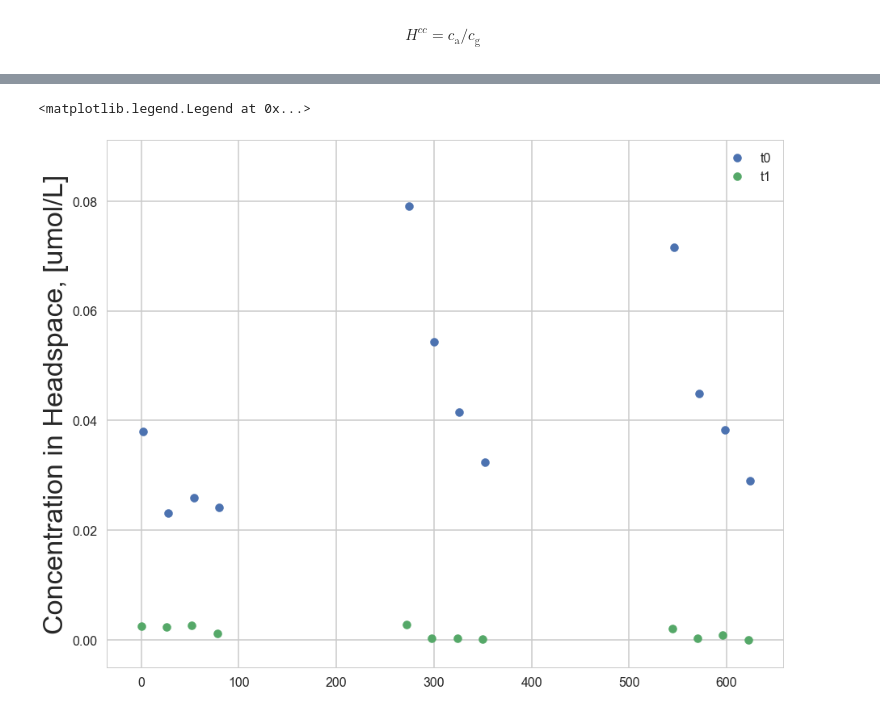
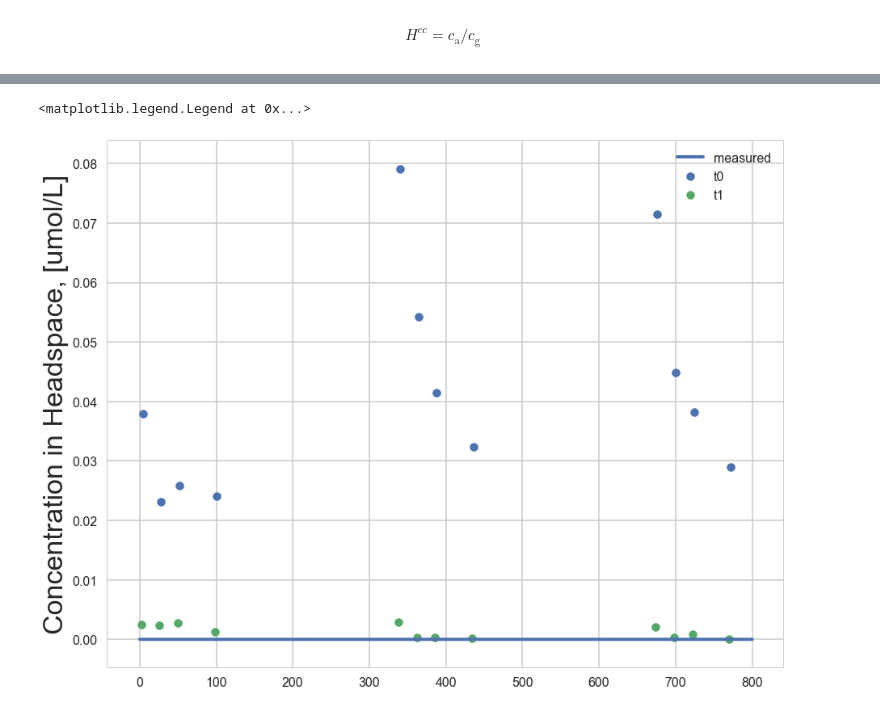
Before and after one commit to biogeochemistry/PorousMediaLab, a Jupyter notebook: examples/Tracer gas/tracer_gas_in_column.ipynb, the cells around one changed output, grey strips where cells are left out. Cells and saved outputs as stored; diff of their text form; code cells hidden in the pictures.

```diff
--- a/examples/Tracer gas/tracer_gas_in_column.ipynb
+++ b/examples/Tracer gas/tracer_gas_in_column.ipynb
@@ -54,7 +47,8 @@ plt.plot(SF6_init)
 # %%
 # theta=0.995
-ftc.add_species(is_solute=True, element='SF6w', D=200*D_SF6w, init_C=SF6_init, bc_top=0., bc_top_type='flux', bc_bot=0., bc_bot_type='flux', )
-# ftc.add_species(is_solute=True, element='SF6g', D=D_SF6g, init_C=0, bc_top=0., bc_top_type='constant', bc_bot=0., bc_bot_type='flux')
+k=5
+# ftc.add_species(is_solute=True, element='SF6w', D=k*D_SF6w, init_C=0, bc_top=0., bc_top_type='flux', bc_bot=0., bc_bot_type='flux')
+ftc.add_species(is_solute=True, element='SF6g', D=k*D_SF6w, init_C=0, bc_top=0., bc_top_type='constant', bc_bot=0., bc_bot_type='flux', rising_velocity=0.09)
 # ftc.add_species(is_solute=True, element='tracer', D=D_SF6g, init_C=1, bc_top=0., bc_top_type='flux', bc_bot=0., bc_bot_type='flux')
 # ftc.add_henry_law_equilibrium(aq='SF6w', gas='SF6g', Hcc=SF6_Hcc)
 # %%
@@ -72,14 +62,20 @@ array([ 0,  2, 26, 28, 52, 54, 78, 80])
-# %%
-for i in range(1, len(ftc.time)):
-    ftc.integrate_one_timestep(i)
-#     Fx[i] = ftc.estimate_flux_at_top('SF6g', i)
-#     if (ftc.time[i] > Tm[0] and ftc.time[i] < Tm[1]) or (ftc.time[i] > Tm[2] and ftc.time[i] < Tm[3]) or (ftc.time[i] > Tm[4] and ftc.time[i] < Tm[5]) or (ftc.time[i] > Tm[6] and ftc.time[i] < Tm[7]):
-#         Chs[i] = Chs[i-1] +  Fx[i] * SA / Vh * dt
-#     else:
-#         Chs[i] = 0
-#     ftc.SF6g.bc_top = 0
-#     if (ftc.time[i] > 0 and ftc.time[i] < 10):
-#         Chs[i] = Chs[i-1] +  Fx[i] * SA / Vh * dt
-#     else:
-#         Chs[i] = 0
-#     ftc.SF6g.bc_top = 0
+# %%
+for i in range(0, len(ftc.time)):
+    ftc.integrate_one_timestep(i)
+#     Fx[i] = ftc.estimate_flux_at_top('SF6g', i)
+#     if any([(ftc.time[i] > Tm[a] and ftc.time[i] < Tm[a+1]) for a in range(len(Tm)) if a % 2 == 0]):
+#         Chs[i] = Chs[i-1] +  Fx[i] * SA / Vh * dt
+#         ftc.change_boundary_conditions('SF6g', i, bc_top=Chs[i], bc_top_type='constant')
+    if any([(ftc.time[i] > lwr and ftc.time[i] < uppr)] for lwr, uppr in zip(T_frz, T_thw)):
+        ftc.change_boundary_conditions('SF6g', i, bc_top=0., bc_top_type='flux')
+    else:
+        Chs[i] = 0
+        ftc.change_boundary_conditions('SF6g', i, bc_top=Chs[i], bc_top_type='constant')
+    if any([ftc.time[i] == T_inj for T_inj in Ti]):
+        SF6_add = np.zeros(x.size)
+        SF6_add[x > 0] = 0
+        SF6_add[x > 18-h_inj/2] = Ci[Ti==ftc.time[i]][0]
+        SF6_add[x > 18+h_inj/2] = 0.
+        new_profile = ftc.profiles['SF6g'] + SF6_add
+        ftc.change_concentration_profile('SF6g', i, new_profile)
+        plt.plot(new_profile)
@@ -159,11 +149,12 @@ plt.ylim([0,8])
 # %%
+plt.plot(ftc.time, Chs, label='measured')
 plt.scatter(Tm[1::2], Ch[1::2], label='t0')
 plt.scatter(Tm[::2], Ch[::2], label='t1')
 plt.ylabel('Concentration in Headspace, [umol/L]')
 plt.legend()
 # %% [output]
 <matplotlib.legend.Legend at 0x...>
-[figure, old version]
+[figure, new version]
 # %%
 plt.scatter(Tm[::2]+1, dCh*Vh/SA/dT)
 # plt.ylim([0, 0.4e-3])
```
Also changed, not shown: parts of 22 cells of this notebook, 3 other files.
